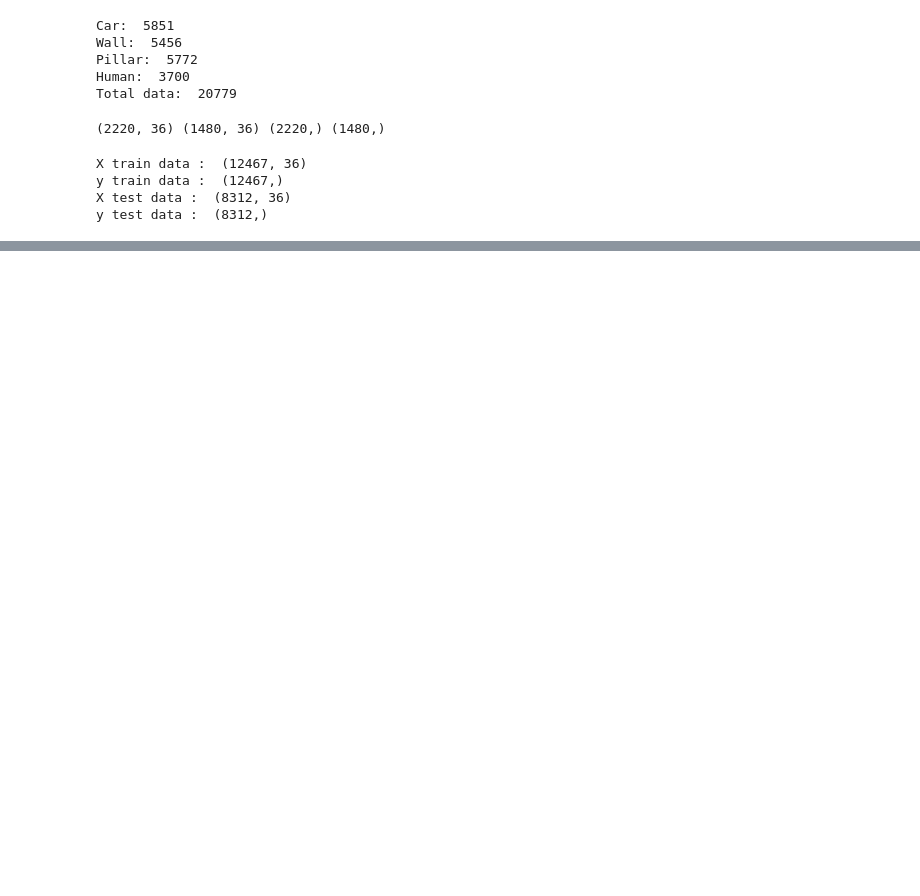
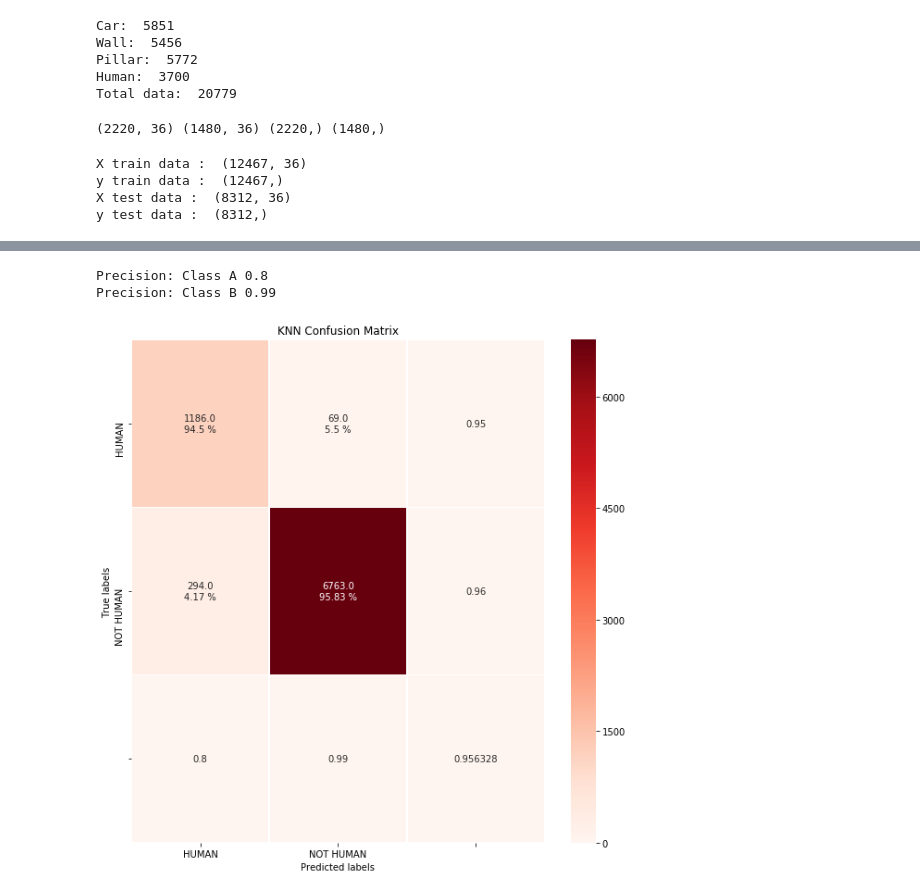
Before and after one commit to joshianuj/MachineLearningComparision, a Jupyter notebook: jupyter-notebook/1MHz_ML_human_non_human.ipynb, the cells around one changed output, grey strips where cells are left out. Saved outputs shown, nothing was run; the diff lists cells and outputs as text; code cells hidden in the pictures; blank space fills up the shorter version.

```diff
--- a/jupyter-notebook/1MHz_ML_human_non_human.ipynb
+++ b/jupyter-notebook/1MHz_ML_human_non_human.ipynb
@@ -115,7 +115,7 @@ y test data :  (8312,)
 from sklearn.metrics import confusion_matrix
 from sklearn.metrics import accuracy_score, confusion_matrix
 
-def create_confusion_matrix(y_test, result):
+def create_confusion_matrix(y_test, result, labels):
     cm = confusion_matrix(y_test, result)
     import seaborn as sns
     import matplotlib.pyplot as plt
@@ -218,0 +250,9 @@ result_df.to_csv('../data/1mhz_data/ml_test/layer1_neurons_test.csv')
+# %%
+clf = MLPClassifier(solver='lbfgs', alpha=1e-5,hidden_layer_sizes=(2,50), random_state=12)
+clf.fit(normalized_X_Human_Non_Human_train, y_Human_Non_Human_train)
+result = clf.predict(normalized_X_Human_Non_Human_test)
+create_confusion_matrix(result, y_Human_Non_Human_test, ['HUMAN', 'NOT HUMAN'])
+# %% [output]
+Precision: Class A 0.8
+Precision: Class B 0.99
+[figure, added]
```
Also changed, not shown: parts of 6 cells of this notebook, 13 other files.
